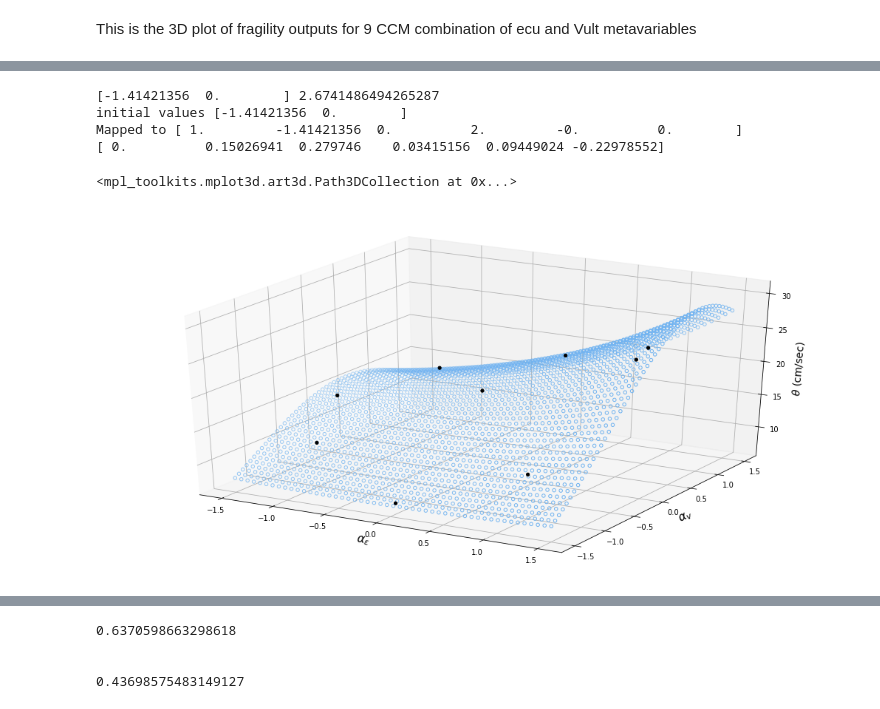
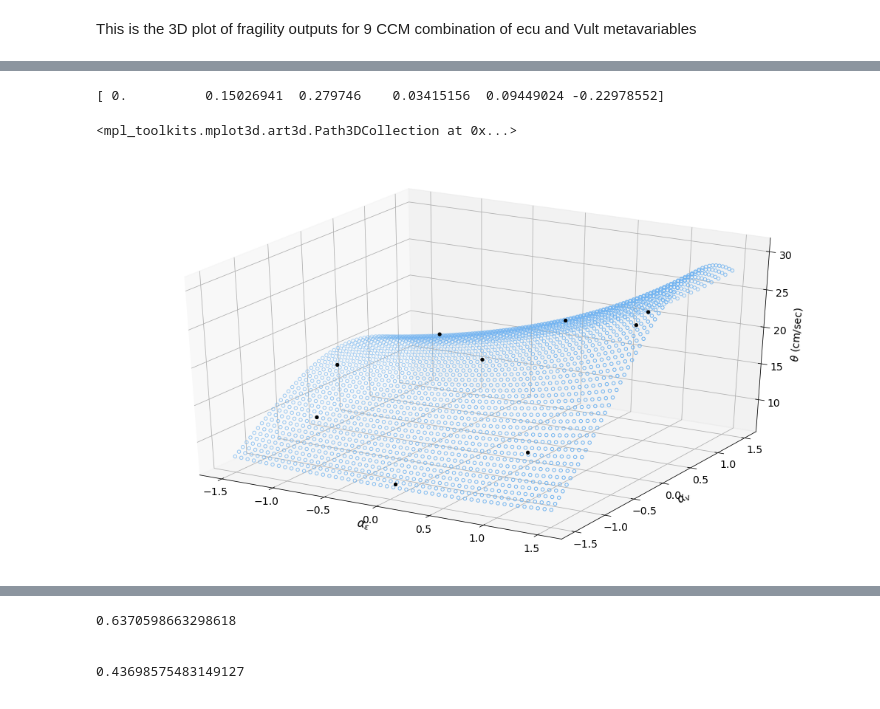
Before and after one commit to mtareqsoliman/msthesis, a Jupyter notebook: 9CCM_10202022.ipynb, the cells around one changed output, grey strips where cells are left out. Saved outputs shown, nothing was run; the diff lists cells and outputs as text; code cells hidden in the pictures.

```diff
--- a/9CCM_10202022.ipynb
+++ b/9CCM_10202022.ipynb
@@ -220,38 +205,33 @@ print(regression_model.coef_)
 MSE = mean_squared_error(y_values, y_pred, squared=False)
 
 
-x1_mesh = np.linspace(-1.5, 1.5, 50)
-x2_mesh = np.linspace(-1.5, 1.5, 50)
+x1_mesh,x2_mesh = np.linspace(-1.5, 1.5, 50), np.linspace(-1.5, 1.5, 50)
 x1_mesh, x2_mesh = np.meshgrid(x1_mesh, x2_mesh)
 x_mesh = np.array([x1_mesh.flatten(), x2_mesh.flatten()]).T
 poly_x_mesh = poly_model.fit_transform(x_mesh)
 y_mesh = regression_model.predict(poly_x_mesh)
 
-fig = plt.figure(figsize =(18,9))
-ax = plt.axes(projection ='3d')
+fig, ax = plt.subplots(figsize =(18,10), subplot_kw={'projection': '3d'})
 
 
 ax.set_zlabel(r"$\theta$ (cm/sec)",fontsize=14)
 ax.set_xlabel(r"$\alpha_\epsilon$",fontsize=16)
 ax.set_ylabel(r"$\alpha_v$",fontsize=16)
 
 ax.scatter(x_values[:,0], x_values[:,1], np.exp(y_values),color='black',marker='.',alpha=1,s=70)
 ax.scatter(x1_mesh, x2_mesh, np.exp(y_mesh), facecolor=(0,0,0,0), s=20, edgecolor='#70b3f0')
 
 
 #ax.set_zlabel(r"$\theta$ (cm/sec)",fontsize=14)
 #ax.set_xlabel(r"$\alpha_\epsilon$",fontsize=16)
 #ax.set_ylabel(r"$\alpha_v$",fontsize=16)
 
 #ax.scatter(x_values[:,0], x_values[:,1], np.exp(y_values),color='black',marker='.',alpha=1,s=70)
 #ax.scatter(x1_mesh, x2_mesh, np.exp(y_mesh), facecolor=(0,0,0,0), s=20, edgecolor='#70b3f0')
 
 
 ### for 3rd degree
 # %% [output]
-[-1.41421356  0.        ] 2.6741486494265287
-initial values [-1.41421356  0.        ]
-Mapped to [ 1.         -1.41421356  0.          2.         -0.          0.        ]
 [ 0.          0.15026941  0.279746    0.03415156  0.09449024 -0.22978552]
 <mpl_toolkits.mplot3d.art3d.Path3DCollection at 0x...>
-[figure, old version]
+[figure, new version]
```
Also changed, not shown: parts of 5 cells of this notebook.
